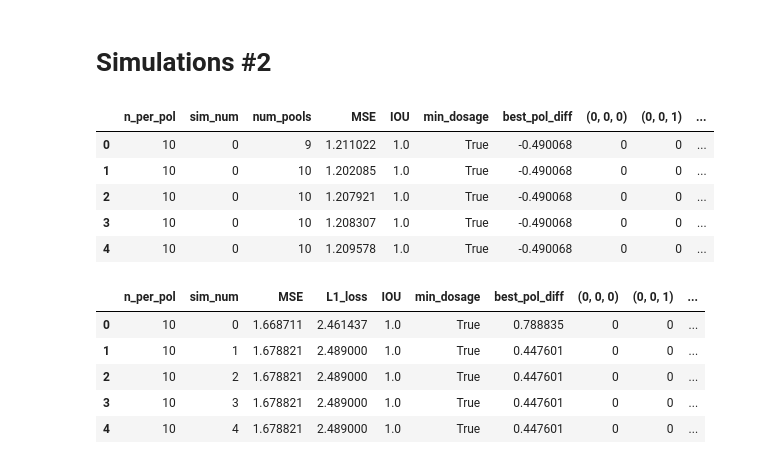
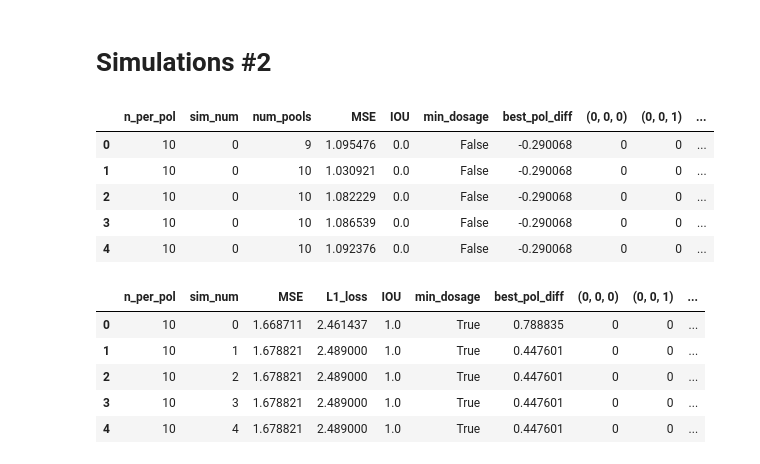
Before and after one commit to AparaV/rashomon-partition-sets, a Jupyter notebook: Code/analyze_results.ipynb, the cells around one changed output. Drawn from its saved outputs; the diff is of its cells as text; code cells hidden in the pictures.

```diff
--- a/Code/analyze_results.ipynb
+++ b/Code/analyze_results.ipynb
@@ -305,17 +305,17 @@ plt.show()
 # %% [markdown]
 # Simulations #2
 # %%
-rashomon_csv = "../Results/simulation_3_rashomon.csv"
+rashomon_csv = "../Results/simulation_2_rashomon.csv"
 rashomon_raw_df = pd.read_csv(rashomon_csv)
 rashomon_raw_df = rashomon_raw_df.drop("Unnamed: 0", axis=1)
 rashomon_raw_df.head()
 # %% [output]
 |  | n_per_pol | sim_num | num_pools | MSE | IOU | min_dosage | best_pol_diff | (0, 0, 0) | (0, 0, 1) | ... |
-| 0 | 10 | 0 | 9 | 1.211022 | 1.0 | True | -0.490068 | 0 | 0 | ... |
-| 1 | 10 | 0 | 10 | 1.202085 | 1.0 | True | -0.490068 | 0 | 0 | ... |
-| 2 | 10 | 0 | 10 | 1.207921 | 1.0 | True | -0.490068 | 0 | 0 | ... |
-| 3 | 10 | 0 | 10 | 1.208307 | 1.0 | True | -0.490068 | 0 | 0 | ... |
-| 4 | 10 | 0 | 10 | 1.209578 | 1.0 | True | -0.490068 | 0 | 0 | ... |
+| 0 | 10 | 0 | 9 | 1.095476 | 0.0 | False | -0.290068 | 0 | 0 | ... |
+| 1 | 10 | 0 | 10 | 1.030921 | 0.0 | False | -0.290068 | 0 | 0 | ... |
+| 2 | 10 | 0 | 10 | 1.082229 | 0.0 | False | -0.290068 | 0 | 0 | ... |
+| 3 | 10 | 0 | 10 | 1.086539 | 0.0 | False | -0.290068 | 0 | 0 | ... |
+| 4 | 10 | 0 | 10 | 1.092376 | 0.0 | False | -0.290068 | 0 | 0 | ... |
 # %%
 lasso_csv = "../Results/simulation_2_lasso.csv"
 lasso_raw_df = pd.read_csv(lasso_csv)
```
Also changed, not shown: parts of 4 cells of this notebook, 5 other files.
